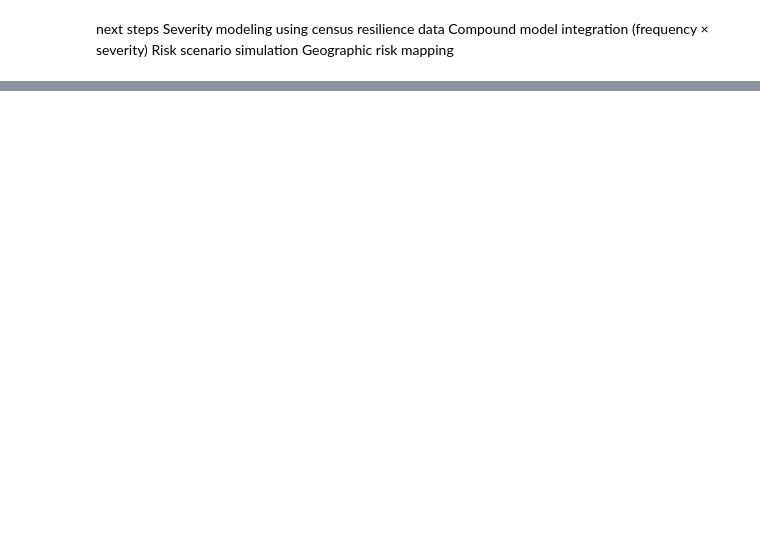
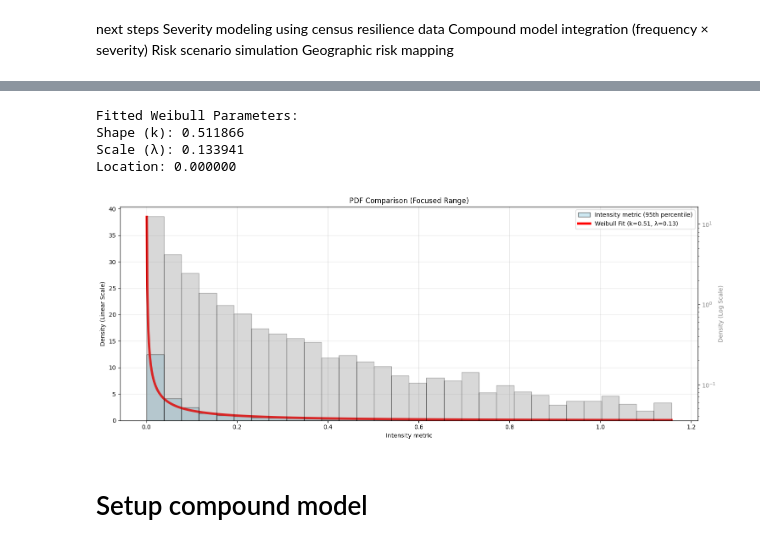
Before and after one commit to abdbtech/capstone, a Jupyter notebook: poisson_bb.ipynb, the cells around one changed output, grey strips where cells are left out. Drawn from its saved outputs; the diff is of its cells as text; code cells hidden in the pictures; blank space fills up the shorter version.

Commit message:
Routine commit. Updated poisson_bb with Weibull model Deleted severity_bb

```diff
--- a/poisson_bb.ipynb
+++ b/poisson_bb.ipynb
@@ -485,0 +677,16 @@ Enhanced table created: disaster_risk_counties_event_counts
+# %%
+# Filter for events with intensity > 0 for distribution fitting
+intensity_data = noaa_census_full[noaa_census_full["intensity"] > 0]["intensity"]
+# %%
+# Fit distribution to Wiebull using .fit MLE
+weibull_params = weibull_min.fit(intensity_data, floc=0)
+weibull_shape, weibull_loc, weibull_scale = weibull_params
+print("Fitted Weibull Parameters:")
+print(f"Shape (k): {weibull_shape:.6f}")
+print(f"Scale (λ): {weibull_scale:.6f}")
+print(f"Location: {weibull_loc:.6f}")
+# %% [output]
+Fitted Weibull Parameters:
+Shape (k): 0.511866
+Scale (λ): 0.133941
+Location: 0.000000
@@ -485,0 +704,45 @@ Enhanced table created: disaster_risk_counties_event_counts
+# %%
+# Create right skew focused histogram to compare theoretical Weibull PDF fit to intensity metric histogram.
+fig, ax = plt.subplots(1, figsize=(15, 6))
+x_range = np.linspace(0.001, np.percentile(intensity_data, 95), 1000)
+weibull_pdf = weibull_min.pdf(x_range, *weibull_params)
+ax.hist(
+    intensity_data[intensity_data <= np.percentile(intensity_data, 95)],
+    bins=30,
+    density=True,
+    alpha=0.6,
+    color="lightblue",
+    label="Intensity metric (95th percentile)",
+    edgecolor="black",
+)
+ax.plot(
+    x_range,
+    weibull_pdf,
+    "r-",
+    lw=4,
+    label=f"Weibull Fit (k={weibull_shape:.2f}, λ={weibull_scale:.2f})",
+)
+ax_twin = ax.twinx()
+ax_twin.hist(
+    intensity_data[intensity_data <= np.percentile(intensity_data, 95)],
+    bins=30,
+    density=True,
+    alpha=0.3,
+    color="gray",
+    edgecolor="black",
+)
+ax_twin.set_yscale("log")
+ax_twin.set_ylabel("Density (Log Scale)", color="gray")
+ax_twin.tick_params(axis="y", labelcolor="gray")
+ax.set_xlabel("Intensity metric")
+ax.set_ylabel("Density (Linear Scale)")
+ax.set_title("PDF Comparison (Focused Range)")
+ax.legend(loc="upper right")
+ax.grid(True, alpha=0.3)
+
+plt.tight_layout()
+plt.show()
+# %% [output]
+[figure, added]
+# %% [markdown]
+# Setup compound model
```
Also changed, not shown: parts of 28 cells of this notebook, 2 other files.
